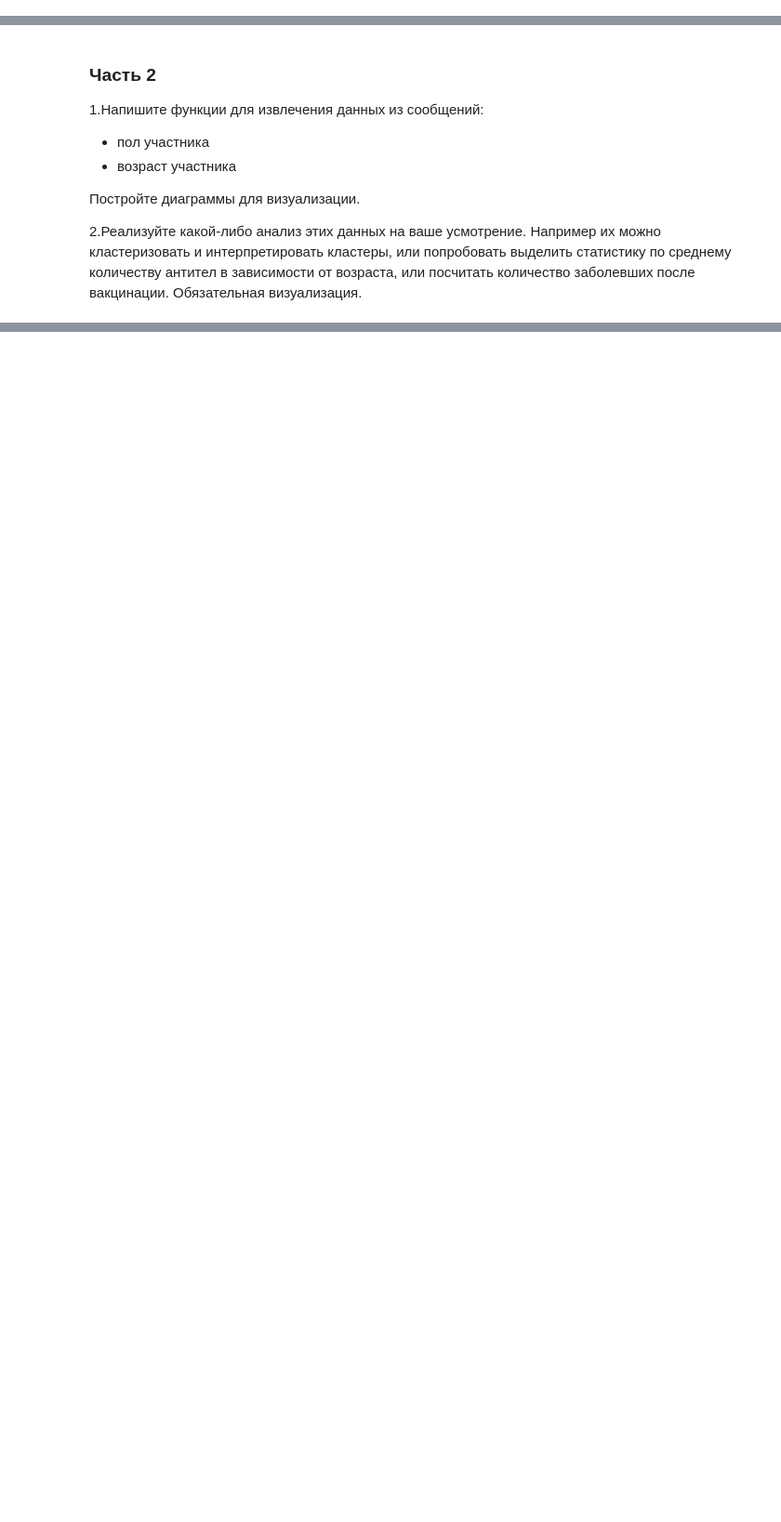
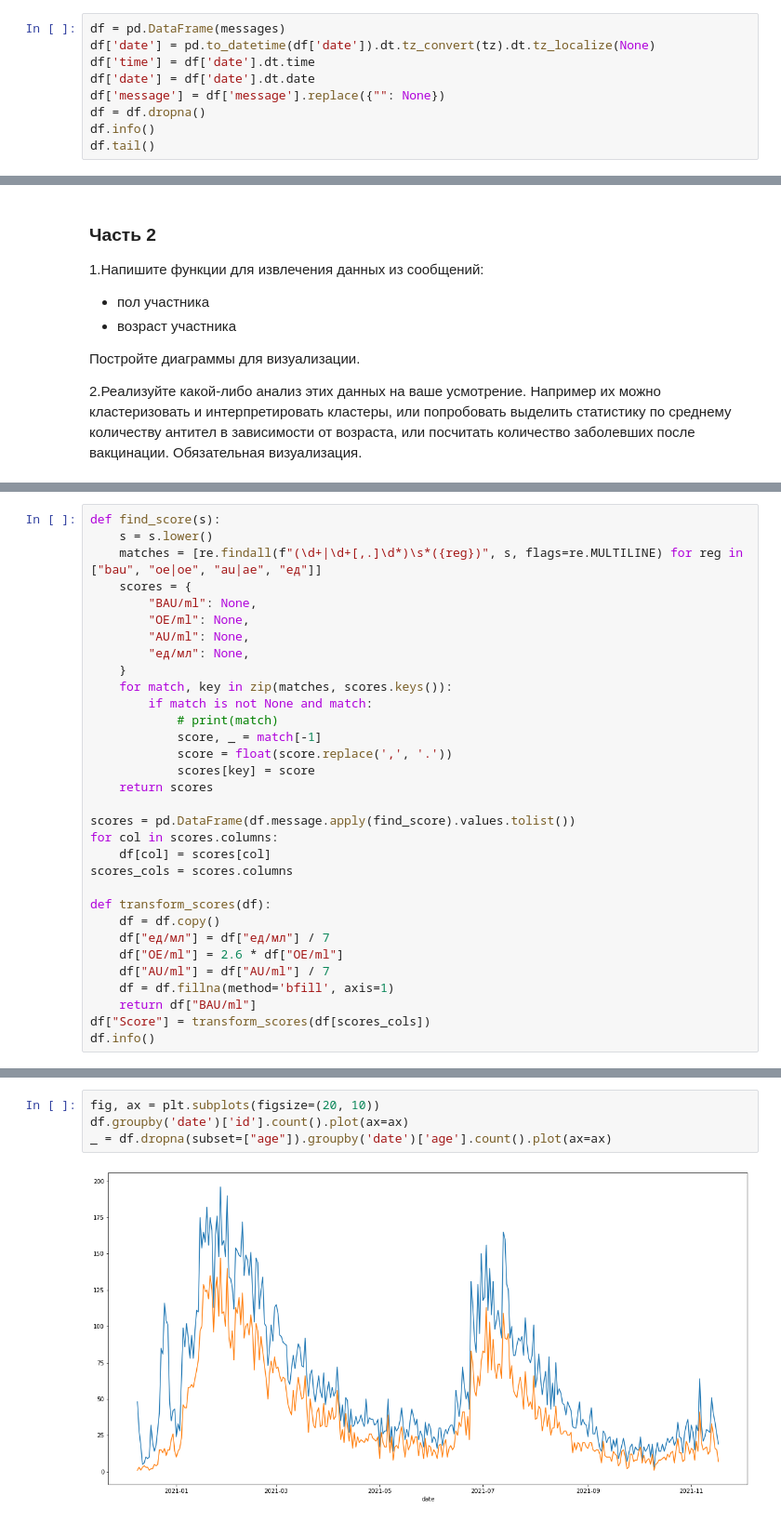
Before and after one commit to sabal202/classification-2021, a Jupyter notebook: tasks/Task_5.ipynb, the cells around one changed output, grey strips where cells are left out. Shown at 93% size. Cells and saved outputs as stored; diff of their text form; blank space fills up the shorter version.

```diff
--- a/tasks/Task_5.ipynb
+++ b/tasks/Task_5.ipynb
@@ -3,0 +20,9 @@
+# %%
+df = pd.DataFrame(messages)
+df['date'] = pd.to_datetime(df['date']).dt.tz_convert(tz).dt.tz_localize(None)
+df['time'] = df['date'].dt.time
+df['date'] = df['date'].dt.date
+df['message'] = df['message'].replace({"": None})
+df = df.dropna()
+df.info()
+df.tail()
@@ -12,0 +96,32 @@
+# %%
+def find_score(s):
+    s = s.lower()
+    matches = [re.findall(f"(\d+|\d+[,.]\d*)\s*({reg})", s, flags=re.MULTILINE) for reg in ["bau", "ое|oe", "au|ae", "ед"]]
+    scores = {
+        "BAU/ml": None,
+        "OE/ml": None,
+        "AU/ml": None,
+        "ед/мл": None,
+    }
+    for match, key in zip(matches, scores.keys()):
+        if match is not None and match:
+            # print(match)
+            score, _ = match[-1]
+            score = float(score.replace(',', '.'))
+            scores[key] = score
+    return scores
+
+scores = pd.DataFrame(df.message.apply(find_score).values.tolist())
+for col in scores.columns:
+    df[col] = scores[col]
+scores_cols = scores.columns
+
+def transform_scores(df):
+    df = df.copy()
+    df["ед/мл"] = df["ед/мл"] / 7
+    df["OE/ml"] = 2.6 * df["OE/ml"]
+    df["AU/ml"] = df["AU/ml"] / 7
+    df = df.fillna(method='bfill', axis=1)
+    return df["BAU/ml"]
+df["Score"] = transform_scores(df[scores_cols])
+df.info()
@@ -12,0 +150,6 @@
+# %%
+fig, ax = plt.subplots(figsize=(20, 10))
+df.groupby('date')['id'].count().plot(ax=ax)
+_ = df.dropna(subset=["age"]).groupby('date')['age'].count().plot(ax=ax)
+# %% [output]
+[figure, added]
```
Also changed, not shown: parts of 22 cells of this notebook, 3 other files.
